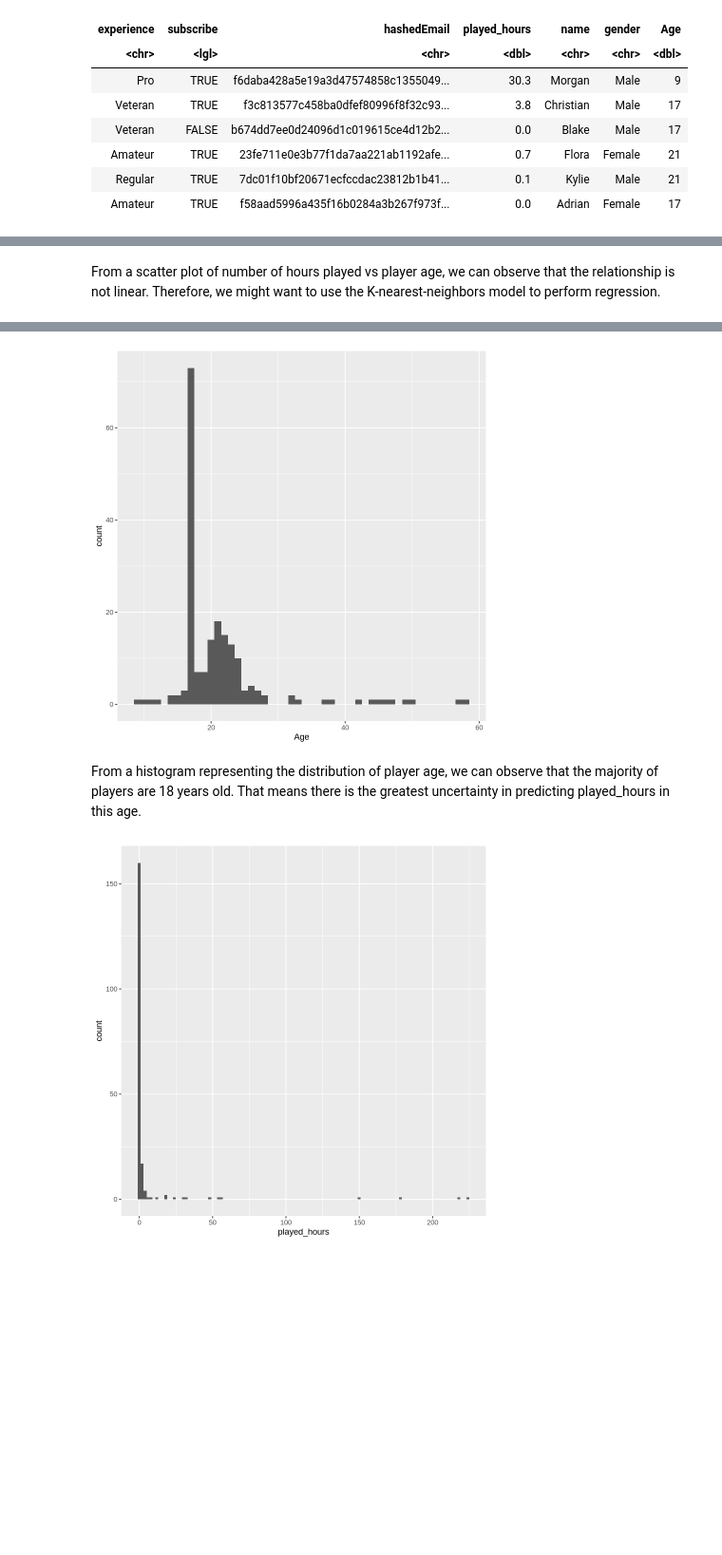
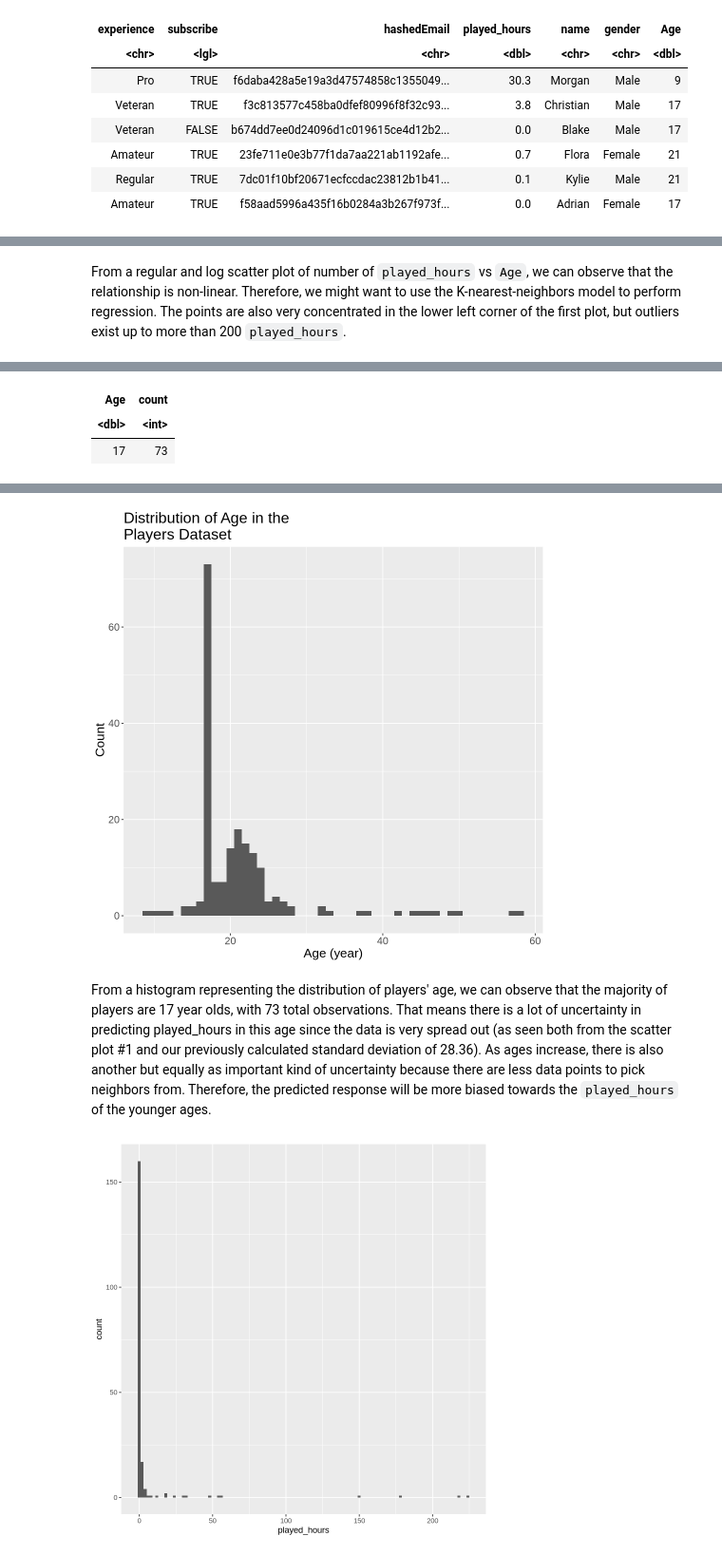
Before and after one commit to audreyw28/DSCI-100-Project, a Jupyter notebook: individual_project_planning.ipynb, the cells around one changed output, grey strips where cells are left out. Shown at 95% size. Cells and saved outputs as stored; diff of their text form; code cells hidden in the pictures; blank space fills up the shorter version.

Commit message:
Commit #4
Data description is fully completed. EDA is refined, but the last histogram needs to  be described. Methods and Plans roughly outlined.

```diff
--- a/individual_project_planning.ipynb
+++ b/individual_project_planning.ipynb
@@ -22,5 +21,5 @@ library(tidyverse)
 # %%
-players <- read_csv("players.csv")
+players <- read_csv("https://raw.githubusercontent.com/audreyw28/DSCI-100-Project/refs/heads/main/players.csv")
 head(players)
 # %% [output]
 Rows: 196 Columns: 7
@@ -207,7 +246,15 @@ Warning message:
 # %% [markdown]
-From a scatter plot of number of hours played vs player age, we can observe that the relationship is not linear. Therefore, we might want to use the K-nearest-neighbors model to perform regression.
+From a regular and log scatter plot of number of `played_hours` vs `Age`, we can observe that the relationship is non-linear. Therefore, we might want to use the K-nearest-neighbors model to perform regression. The points are also very concentrated in the lower left corner of the first plot, but outliers exist up to more than 200 `played_hours`.
 # %%
+most_observations_age <- players |>
+    group_by(Age)|>
+    summarize(count = n()) |>
+    slice_max(count , n = 1)
+most_observations_age
+
 age_distribution <- ggplot(players, aes(x = Age)) +
-    geom_histogram(binwidth = 1)
+    geom_histogram(binwidth = 1) +
+    labs(x = "Age (year)", y = "Count", title = "Distribution of Age in the\nPlayers Dataset")+
+    theme(text = element_text(size = 16))
 age_distribution
 # %% [output]
@@ -215,0 +262,3 @@ Warning message:
+| Age | count |
+| <dbl> | <int> |
+| 17 | 73 |
@@ -216,6 +267,6 @@ Warning message:
-[figure, old version]
+[figure, new version]
 # %% [markdown]
-From a histogram representing the distribution of player age, we can observe that the majority of players are 18 years old. That means there is the greatest uncertainty in predicting played_hours in this age.
+From a histogram representing the distribution of players' age, we can observe that the majority of players are 17 year olds, with 73 total observations. That means there is a lot of uncertainty in predicting played_hours in this age since the data is very spread out (as seen both from the scatter plot #1 and our previously calculated standard deviation of 28.36). As ages increase, there is also another but equally as important kind of uncertainty because there are less data points to pick neighbors from. Therefore, the predicted response will be more biased towards the `played_hours` of the younger ages.
 # %%
 played_hours_distribution <- ggplot(players, aes(x = played_hours)) +
     geom_histogram(binwidth = 2)
```
Also changed, not shown: parts of 27 cells of this notebook.
